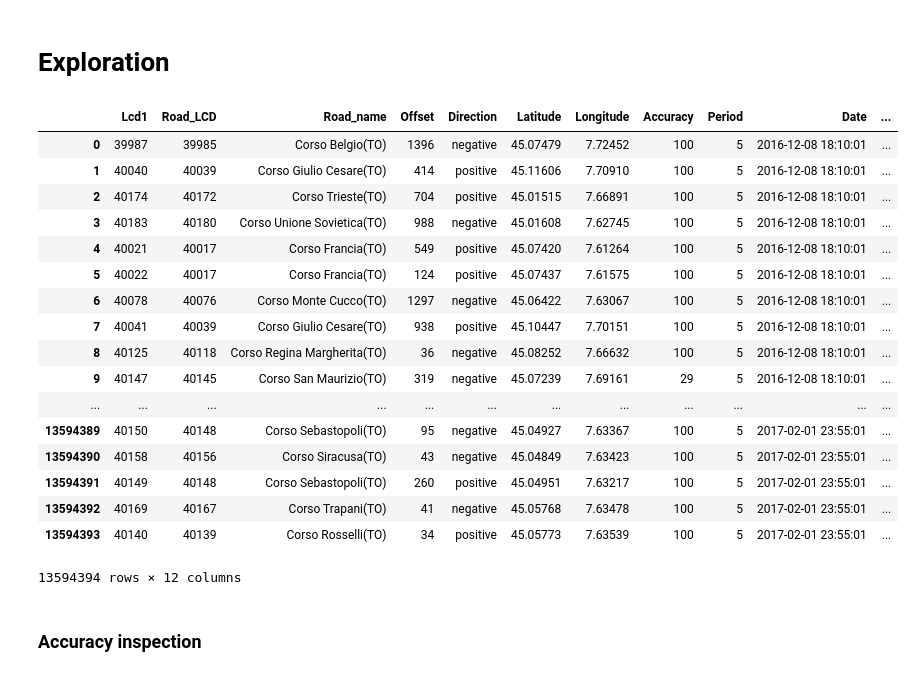
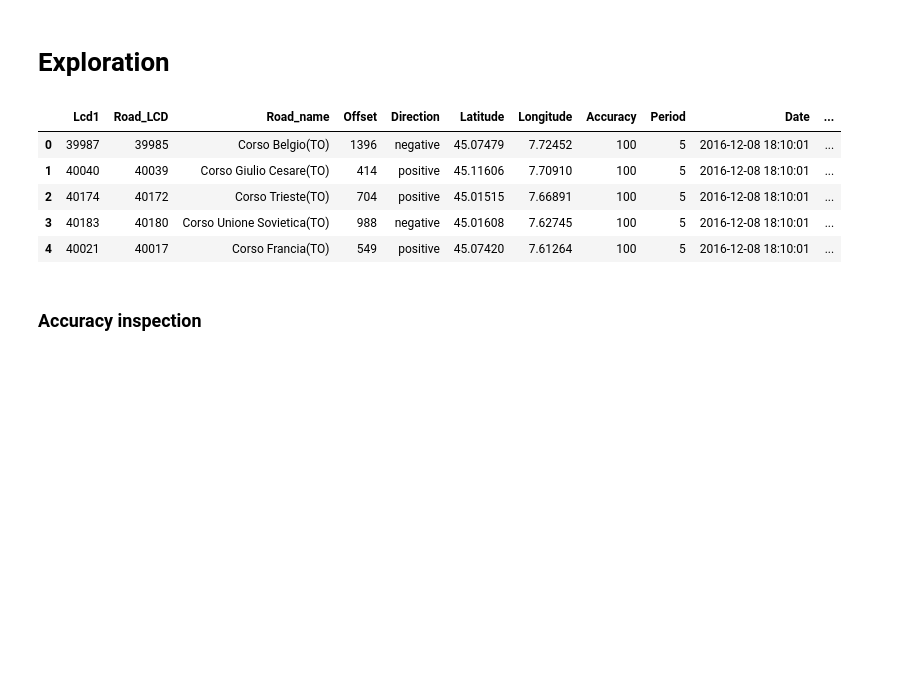
Before and after one commit to marcomele/TrafficFlow, a Jupyter notebook: analysis.ipynb, the cells around one changed output. Cells and saved outputs as stored; diff of their text form; code cells hidden in the pictures; blank space fills up the shorter version.

```diff
--- a/analysis.ipynb
+++ b/analysis.ipynb
@@ -18,26 +18,14 @@ fdt_columns = ['Lcd1','Road_LCD', 'Road_name','Offset', 'Direction', 'Latitude',
 fdt_df = pd.read_csv('fdt.csv', names=fdt_columns, header=0, sep=";");
 fdt_df['Date'] = lookup(fdt_df['Date'],'%d-%b-%H:%M:%S-%Z-%Y')
 # %%
-fdt_df
+fdt_df.head()
 # %% [output]
 |  | Lcd1 | Road_LCD | Road_name | Offset | Direction | Latitude | Longitude | Accuracy | Period | Date | ... |
 | 0 | 39987 | 39985 | Corso Belgio(TO) | 1396 | negative | 45.07479 | 7.72452 | 100 | 5 | 2016-12-08 18:10:01 | ... |
 | 1 | 40040 | 40039 | Corso Giulio Cesare(TO) | 414 | positive | 45.11606 | 7.70910 | 100 | 5 | 2016-12-08 18:10:01 | ... |
 | 2 | 40174 | 40172 | Corso Trieste(TO) | 704 | positive | 45.01515 | 7.66891 | 100 | 5 | 2016-12-08 18:10:01 | ... |
 | 3 | 40183 | 40180 | Corso Unione Sovietica(TO) | 988 | negative | 45.01608 | 7.62745 | 100 | 5 | 2016-12-08 18:10:01 | ... |
 | 4 | 40021 | 40017 | Corso Francia(TO) | 549 | positive | 45.07420 | 7.61264 | 100 | 5 | 2016-12-08 18:10:01 | ... |
-| 5 | 40022 | 40017 | Corso Francia(TO) | 124 | positive | 45.07437 | 7.61575 | 100 | 5 | 2016-12-08 18:10:01 | ... |
-| 6 | 40078 | 40076 | Corso Monte Cucco(TO) | 1297 | negative | 45.06422 | 7.63067 | 100 | 5 | 2016-12-08 18:10:01 | ... |
-| 7 | 40041 | 40039 | Corso Giulio Cesare(TO) | 938 | positive | 45.10447 | 7.70151 | 100 | 5 | 2016-12-08 18:10:01 | ... |
-| 8 | 40125 | 40118 | Corso Regina Margherita(TO) | 36 | negative | 45.08252 | 7.66632 | 100 | 5 | 2016-12-08 18:10:01 | ... |
-| 9 | 40147 | 40145 | Corso San Maurizio(TO) | 319 | negative | 45.07239 | 7.69161 | 29 | 5 | 2016-12-08 18:10:01 | ... |
-| ... | ... | ... | ... | ... | ... | ... | ... | ... | ... | ... | ... |
-| 13594389 | 40150 | 40148 | Corso Sebastopoli(TO) | 95 | negative | 45.04927 | 7.63367 | 100 | 5 | 2017-02-01 23:55:01 | ... |
-| 13594390 | 40158 | 40156 | Corso Siracusa(TO) | 43 | negative | 45.04849 | 7.63423 | 100 | 5 | 2017-02-01 23:55:01 | ... |
-| 13594391 | 40149 | 40148 | Corso Sebastopoli(TO) | 260 | positive | 45.04951 | 7.63217 | 100 | 5 | 2017-02-01 23:55:01 | ... |
-| 13594392 | 40169 | 40167 | Corso Trapani(TO) | 41 | negative | 45.05768 | 7.63478 | 100 | 5 | 2017-02-01 23:55:01 | ... |
-| 13594393 | 40140 | 40139 | Corso Rosselli(TO) | 34 | positive | 45.05773 | 7.63539 | 100 | 5 | 2017-02-01 23:55:01 | ... |
-13594394 rows × 12 columns
 # %% [markdown]
 ### Accuracy inspection
 # %%
```
